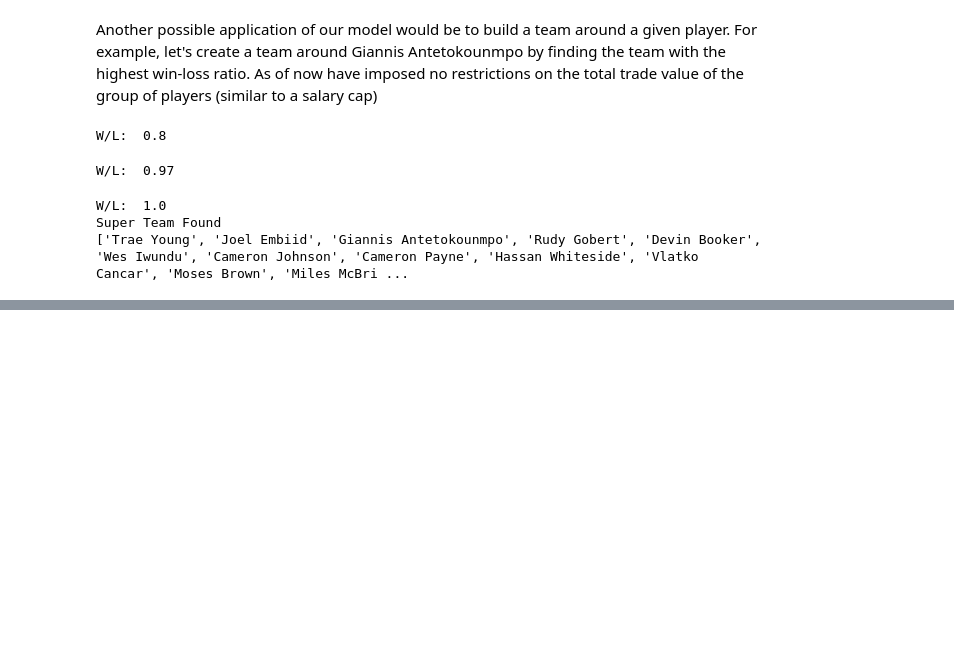
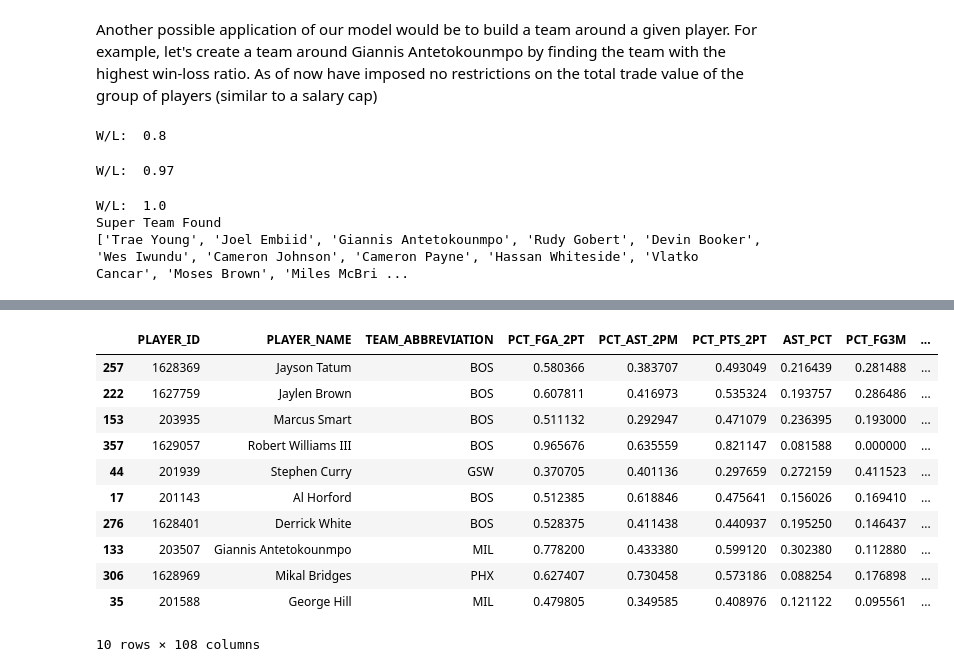
Before and after one commit to marcoloco23/super_team, a Jupyter notebook: article.ipynb, the cells around one changed output, grey strips where cells are left out. Drawn from its saved outputs; the diff is of its cells as text; code cells hidden in the pictures; blank space fills up the shorter version.

```diff
--- a/article.ipynb
+++ b/article.ipynb
@@ -212,0 +233,15 @@ These are just some of the potential applications built using the models present
+# %%
+average_data.sort_values('PLUS_MINUS',ascending=False).head(10)
+# %% [output]
+|  | PLAYER_ID | PLAYER_NAME | TEAM_ABBREVIATION | PCT_FGA_2PT | PCT_AST_2PM | PCT_PTS_2PT | AST_PCT | PCT_FG3M | ... |
+| 257 | 1628369 | Jayson Tatum | BOS | 0.580366 | 0.383707 | 0.493049 | 0.216439 | 0.281488 | ... |
+| 222 | 1627759 | Jaylen Brown | BOS | 0.607811 | 0.416973 | 0.535324 | 0.193757 | 0.286486 | ... |
+| 153 | 203935 | Marcus Smart | BOS | 0.511132 | 0.292947 | 0.471079 | 0.236395 | 0.193000 | ... |
+| 357 | 1629057 | Robert Williams III | BOS | 0.965676 | 0.635559 | 0.821147 | 0.081588 | 0.000000 | ... |
+| 44 | 201939 | Stephen Curry | GSW | 0.370705 | 0.401136 | 0.297659 | 0.272159 | 0.411523 | ... |
+| 17 | 201143 | Al Horford | BOS | 0.512385 | 0.618846 | 0.475641 | 0.156026 | 0.169410 | ... |
+| 276 | 1628401 | Derrick White | BOS | 0.528375 | 0.411438 | 0.440937 | 0.195250 | 0.146437 | ... |
+| 133 | 203507 | Giannis Antetokounmpo | MIL | 0.778200 | 0.433380 | 0.599120 | 0.302380 | 0.112880 | ... |
+| 306 | 1628969 | Mikal Bridges | PHX | 0.627407 | 0.730458 | 0.573186 | 0.088254 | 0.176898 | ... |
+| 35 | 201588 | George Hill | MIL | 0.479805 | 0.349585 | 0.408976 | 0.121122 | 0.095561 | ... |
+10 rows × 108 columns
```
Also changed, not shown: parts of 14 cells of this notebook.
